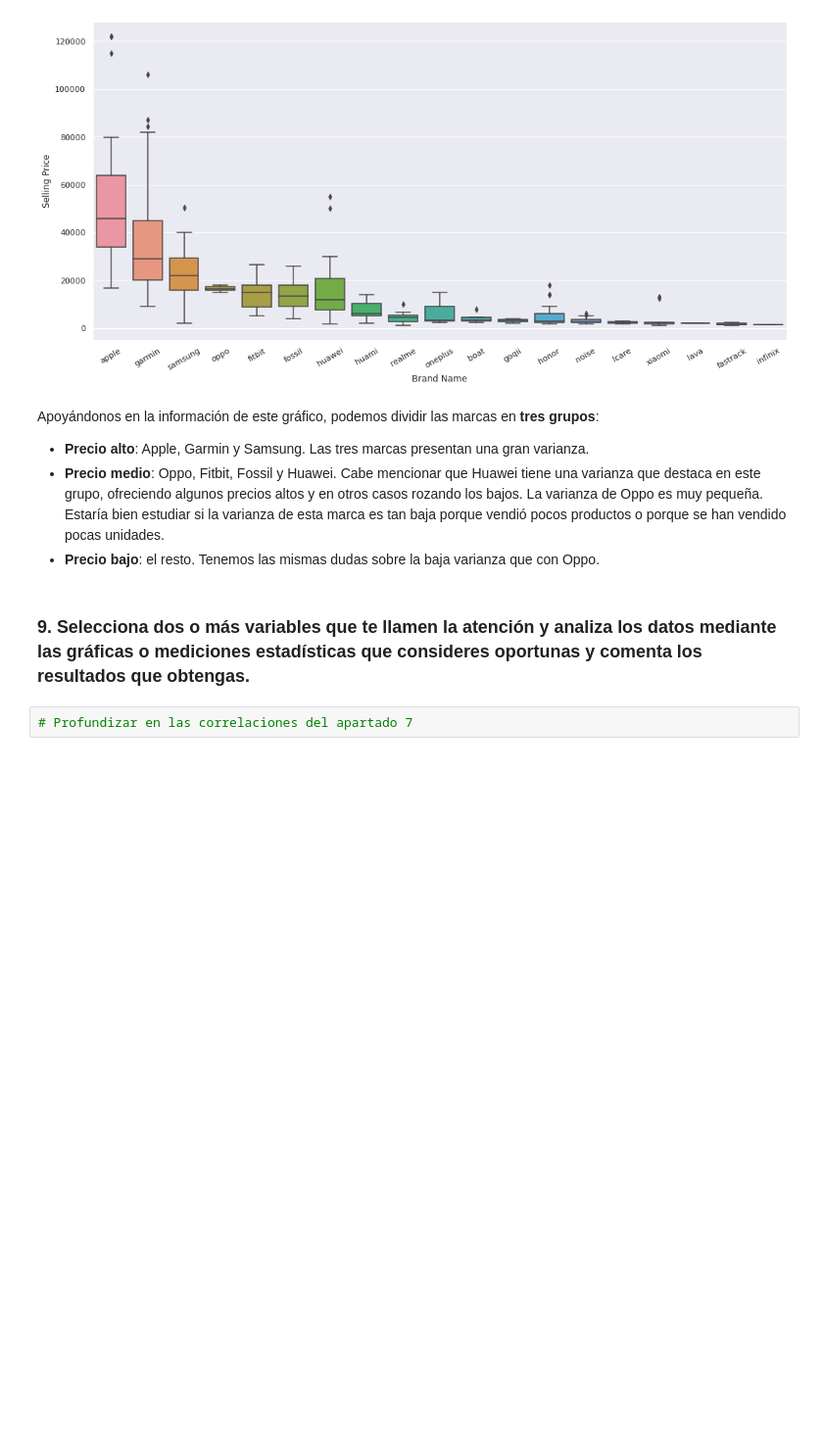
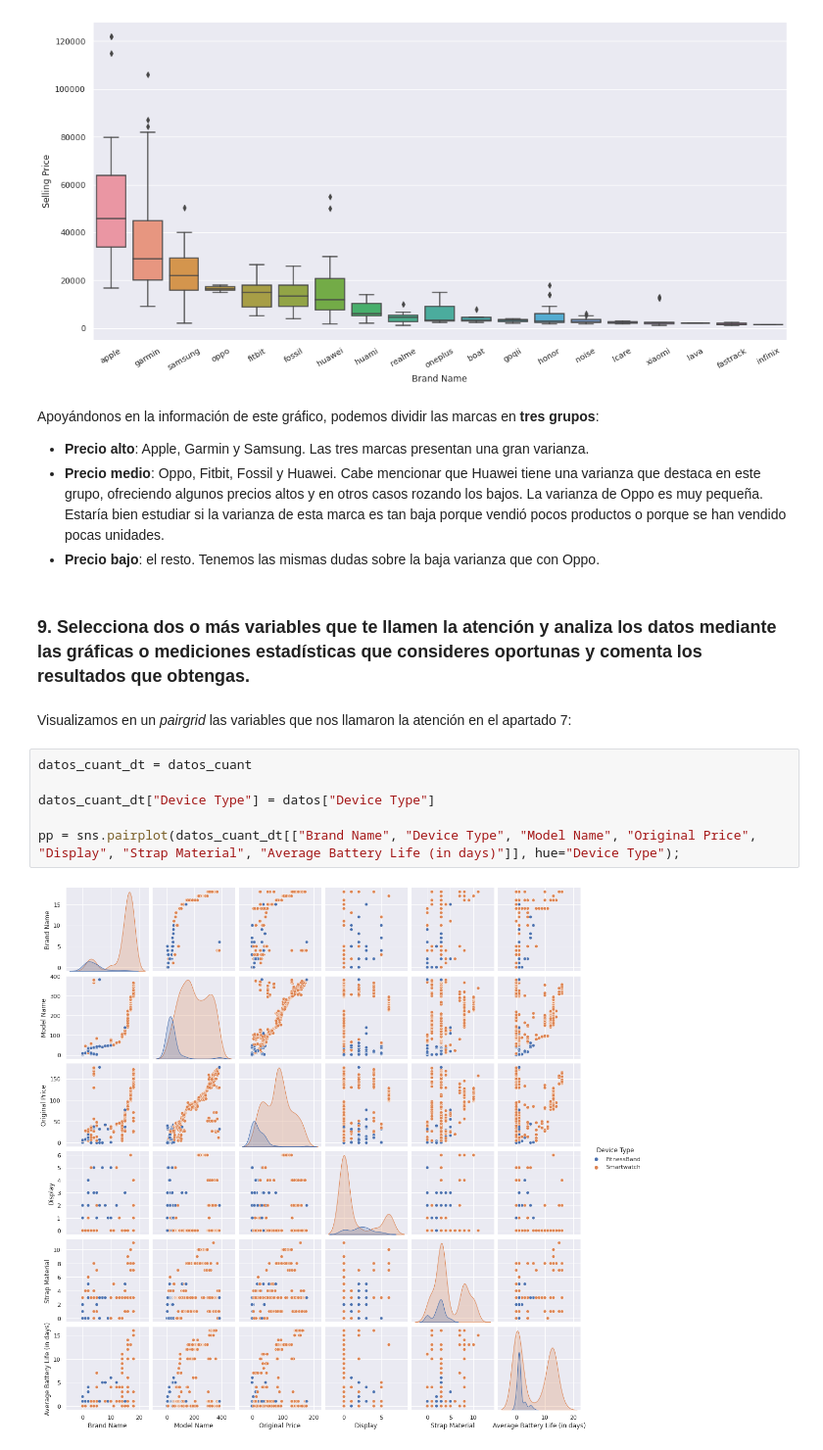
Before and after one commit to afercaceres/Fitness_Trackers, a Jupyter notebook: practica_python.ipynb, the cells around one changed output. Shown: that part at 98% size. Saved outputs shown, nothing was run; the diff lists cells and outputs as text; blank space fills up the shorter version.

```diff
--- a/practica_python.ipynb
+++ b/practica_python.ipynb
@@ -784,5 +782,13 @@ Apoyándonos en la información de este gráfico, podemos dividir las marcas en
 * **Precio bajo**: el resto. Tenemos las mismas dudas sobre la baja varianza que con Oppo.
 # %% [markdown]
 ### 9. Selecciona dos o más variables que te llamen la atención y analiza los datos mediante las gráficas o mediciones estadísticas que consideres oportunas y comenta los resultados que obtengas.
-# %%
-# Profundizar en las correlaciones del apartado 7
+# %% [markdown]
+Visualizamos en un *pairgrid* las variables que nos llamaron la atención en el apartado 7:
+# %%
+datos_cuant_dt = datos_cuant
+
+datos_cuant_dt["Device Type"] = datos["Device Type"]
+
+pp = sns.pairplot(datos_cuant_dt[["Brand Name", "Device Type", "Model Name", "Original Price", "Display", "Strap Material", "Average Battery Life (in days)"]], hue="Device Type");
+# %% [output]
+[figure, added]
```
Also changed, not shown: parts of 7 cells of this notebook.
